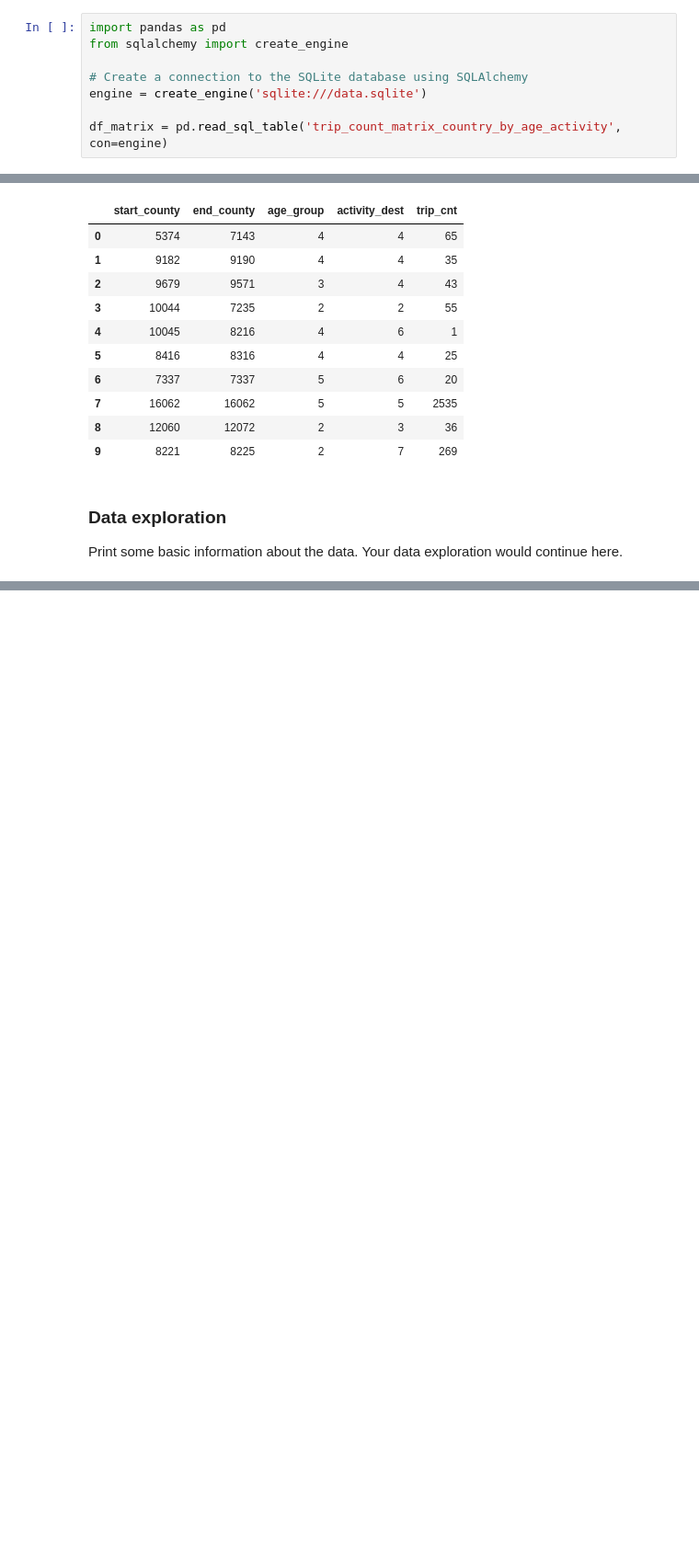
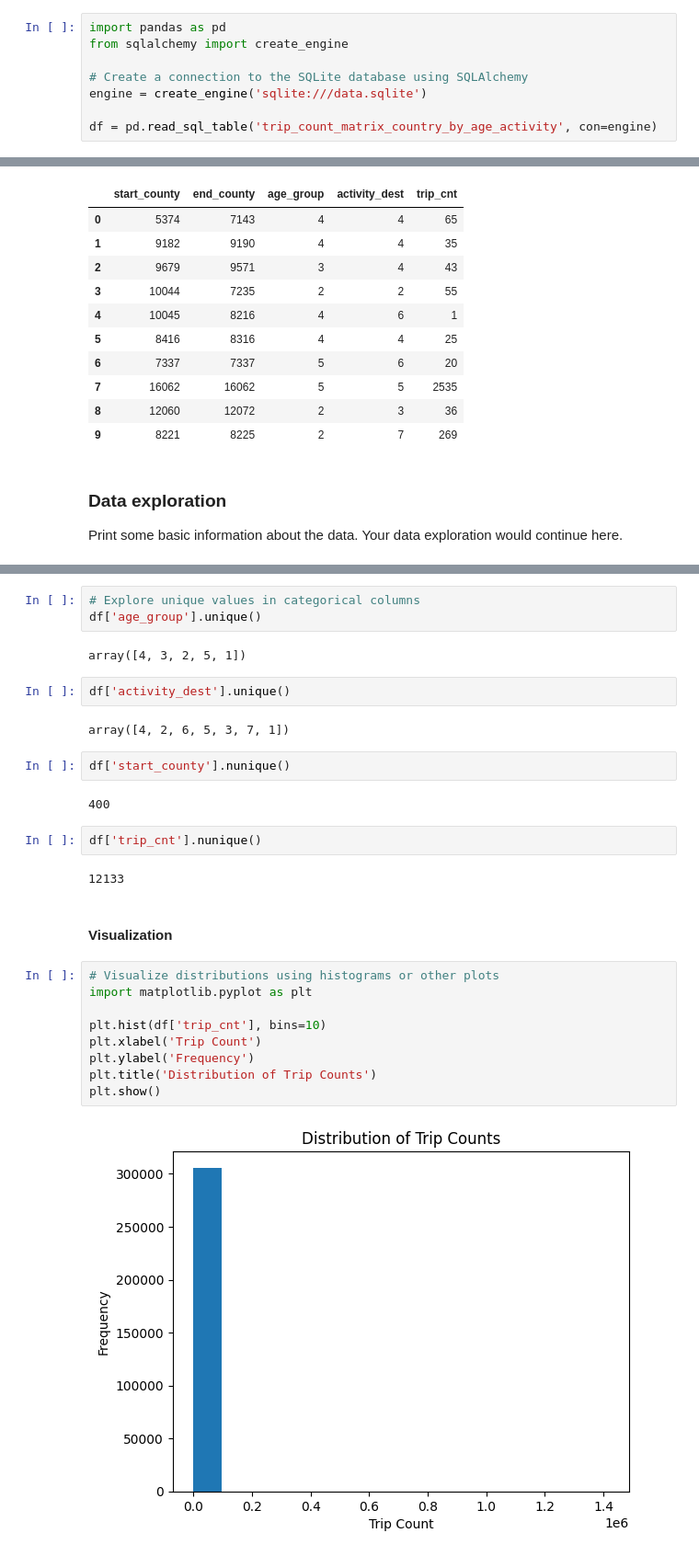
Before and after one commit to iheziqi/amse-project, a Jupyter notebook: exploration.ipynb, the cells around one changed output, grey strips where cells are left out. Shown at 92% size. Cells and saved outputs as stored; diff of their text form; blank space fills up the shorter version.

```diff
--- a/exploration.ipynb
+++ b/exploration.ipynb
@@ -13,7 +33,7 @@ from sqlalchemy import create_engine
 # Create a connection to the SQLite database using SQLAlchemy
 engine = create_engine('sqlite:///data.sqlite')
 
-df_matrix = pd.read_sql_table('trip_count_matrix_country_by_age_activity', con=engine)
+df = pd.read_sql_table('trip_count_matrix_country_by_age_activity', con=engine)
 # %% [markdown]
 ### Look at the first rows
 # %%
@@ -55,0 +121,30 @@ memory usage: 11.7 MB
+# %%
+# Explore unique values in categorical columns
+df['age_group'].unique()
+# %% [output]
+array([4, 3, 2, 5, 1])
+# %%
+df['activity_dest'].unique()
+# %% [output]
+array([4, 2, 6, 5, 3, 7, 1])
+# %%
+df['start_county'].nunique()
+# %% [output]
+400
+# %%
+df['trip_cnt'].nunique()
+# %% [output]
+12133
+# %% [markdown]
+#### Visualization
+# %%
+# Visualize distributions using histograms or other plots
+import matplotlib.pyplot as plt
+
+plt.hist(df['trip_cnt'], bins=10)
+plt.xlabel('Trip Count')
+plt.ylabel('Frequency')
+plt.title('Distribution of Trip Counts')
+plt.show()
+# %% [output]
+[figure, added]
```
Also changed, not shown: parts of 13 cells of this notebook, 1 other file.
